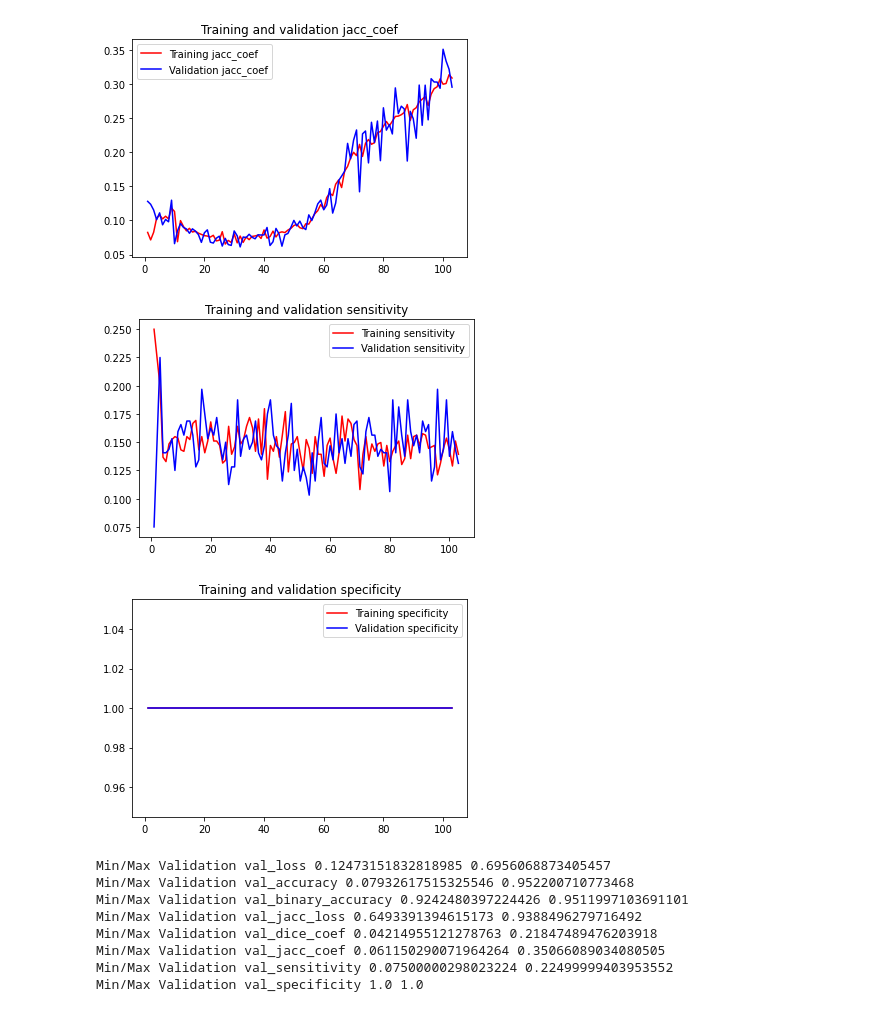
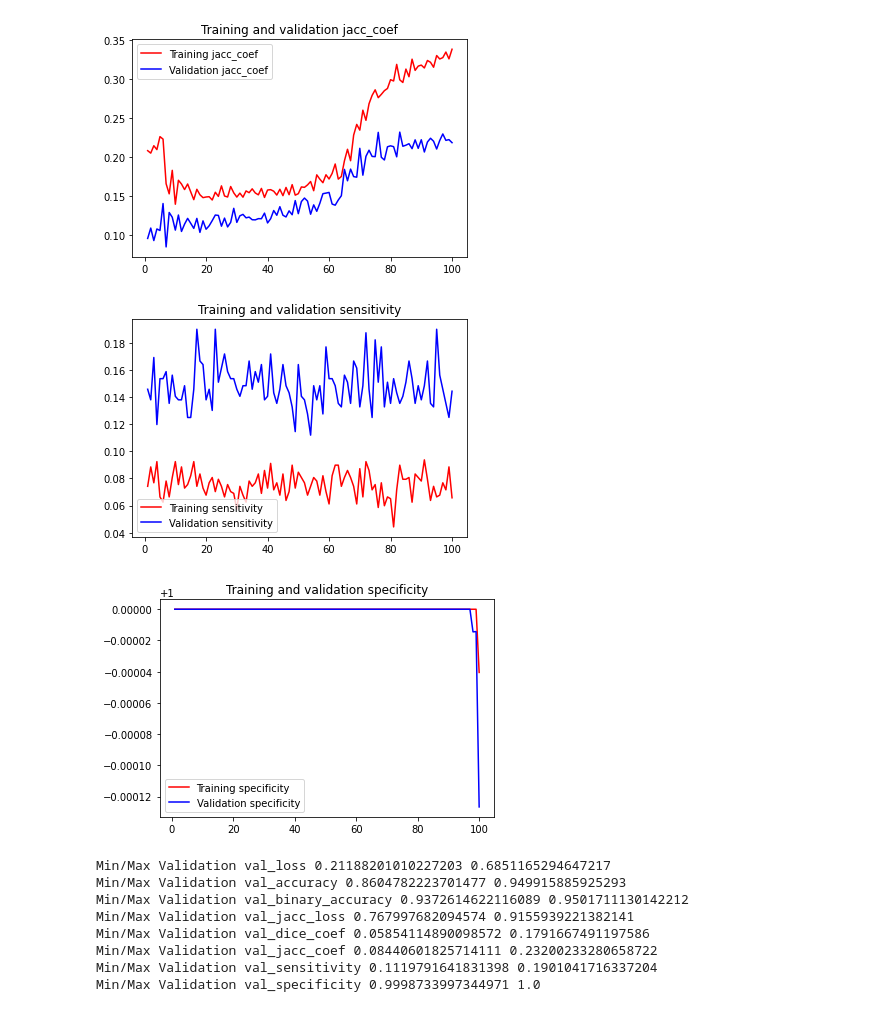
Before and after one commit to Leo00010011/tree_seg, a Jupyter notebook: plot_metrics.ipynb, the cells around one changed output. Drawn from its saved outputs; the diff is of its cells as text; code cells hidden in the pictures.

```diff
--- a/plot_metrics.ipynb
+++ b/plot_metrics.ipynb
@@ -52,6 +52,6 @@ def plot_graphs(history, smooth = False):
         if not key.startswith('val'): continue
         print(f'Min/Max Validation {key}', min(value), max(value))
 # %%
-history = load_multiple('loss rgb.json')
+history = load_multiple('simple rgb.json')
 plot_graphs(history)
 # %% [output]
@@ -63,11 +63,11 @@ plot_graphs(history)
-[figure, old version]
+[figure, new version]
-[figure, old version]
+[figure, new version]
-[figure, old version]
+[figure, new version]
-Min/Max Validation val_loss 0.12473151832818985 0.6956068873405457
-Min/Max Validation val_accuracy 0.07932617515325546 0.952200710773468
-Min/Max Validation val_binary_accuracy 0.9242480397224426 0.9511997103691101
-Min/Max Validation val_jacc_loss 0.6493391394615173 0.9388496279716492
-Min/Max Validation val_dice_coef 0.04214955121278763 0.21847489476203918
-Min/Max Validation val_jacc_coef 0.061150290071964264 0.35066089034080505
-Min/Max Validation val_sensitivity 0.07500000298023224 0.22499999403953552
-Min/Max Validation val_specificity 1.0 1.0
+Min/Max Validation val_loss 0.21188201010227203 0.6851165294647217
+Min/Max Validation val_accuracy 0.8604782223701477 0.949915885925293
+Min/Max Validation val_binary_accuracy 0.9372614622116089 0.9501711130142212
+Min/Max Validation val_jacc_loss 0.767997682094574 0.9155939221382141
+Min/Max Validation val_dice_coef 0.05854114890098572 0.1791667491197586
+Min/Max Validation val_jacc_coef 0.08440601825714111 0.23200233280658722
+Min/Max Validation val_sensitivity 0.1119791641831398 0.1901041716337204
+Min/Max Validation val_specificity 0.9998733997344971 1.0
```
Also changed, not shown: parts of 2 cells of this notebook, 4 other files.
